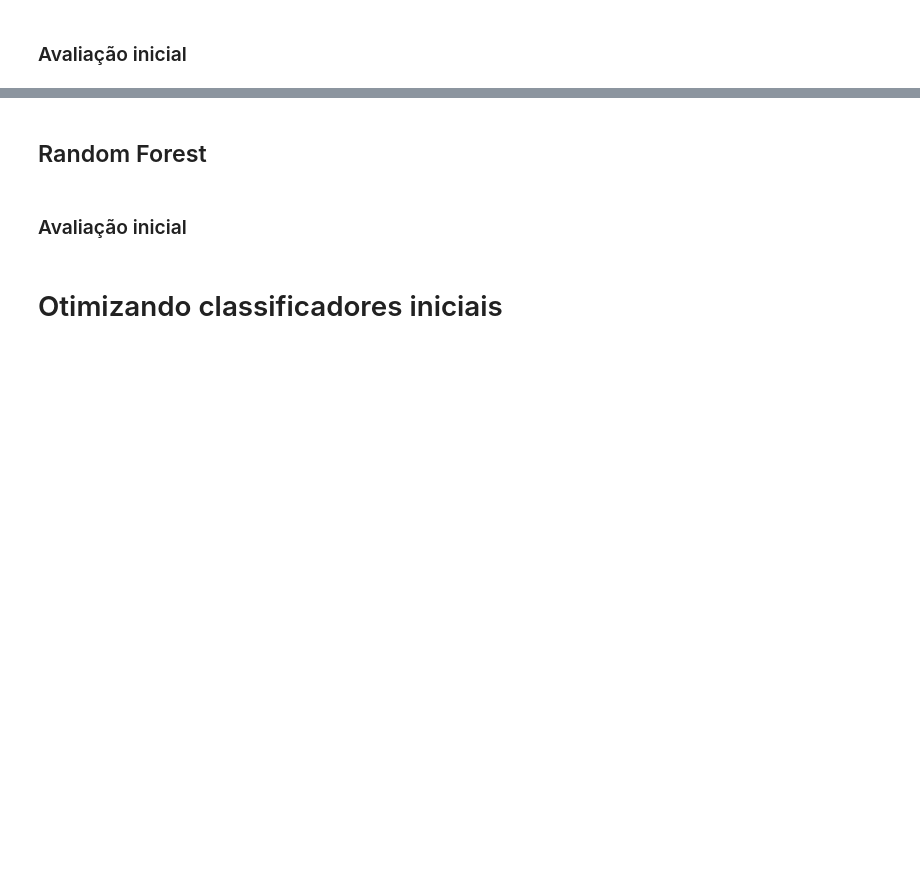
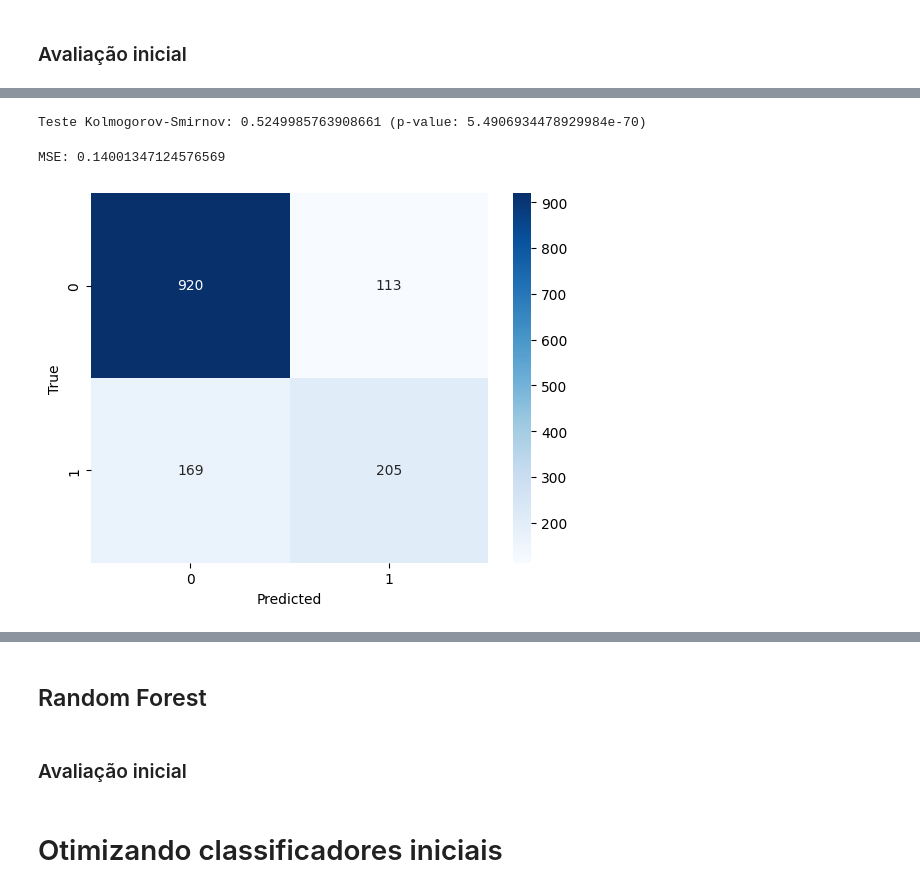
Before and after one commit to Vinicius-resende-cin/classifying-churn, a Jupyter notebook: main.ipynb, the cells around one changed output, grey strips where cells are left out. Drawn from its saved outputs; the diff is of its cells as text; code cells hidden in the pictures; blank space fills up the shorter version.

```diff
--- a/main.ipynb
+++ b/main.ipynb
@@ -232,4 +262,8 @@ max        1.000000          1.000000    1.792528e+00  2.837633e+00
 # %% [markdown]
 # Execução inicial com classificadores
+# %%
+#@title Parâmetros gerais
+epochs = 10000
+patience = 20
 # %% [markdown]
 ## MLP
@@ -237,0 +270,8 @@ max        1.000000          1.000000    1.792528e+00  2.837633e+00
+# %%
+#@title Definição do modelo
+mlp_classifier = Sequential()
+mlp_classifier.add(Input(shape=(X_train.shape[1],)))
+mlp_classifier.add(Dense(10, activation='relu'))
+mlp_classifier.add(Dense(1, activation='sigmoid'))
+mlp_classifier.compile(optimizer=Adam(learning_rate=0.001), loss='mse')
+mlp_classifier.summary()
@@ -237,0 +290,4 @@ max        1.000000          1.000000    1.792528e+00  2.837633e+00
+# %%
+#@title Treinamento inicial
+mlp_history = mlp_classifier.fit(X_train_n, y_train, epochs=epochs, validation_data=(X_val_n, y_val),
+                                 callbacks=[EarlyStopping(patience=patience, monitor='val_loss')])
@@ -249,0 +314,3 @@ max        1.000000          1.000000    1.792528e+00  2.837633e+00
+# %%
+#@title Gerando predições
+mlp_preds = mlp_classifier.predict(X_test_n)
@@ -249,0 +319,21 @@ max        1.000000          1.000000    1.792528e+00  2.837633e+00
+# %%
+#@title Teste Kolmogorov-Smirnov
+mlp_ks = calc_ks(y_test, mlp_preds)
+print(f"Teste Kolmogorov-Smirnov: {mlp_ks.statistic[0]} (p-value: {mlp_ks.pvalue[0]})")
+# %% [output]
+Teste Kolmogorov-Smirnov: 0.5249985763908661 (p-value: 5.4906934478929984e-70)
+# %%
+#@title MSE
+mlp_mse = mlp_classifier.evaluate(X_test_n, y_test, verbose=0)
+print(f"MSE: {mlp_mse}")
+# %% [output]
+MSE: 0.14001347124576569
+# %%
+#@title Matriz de confusão
+mlp_cm = confusion_matrix(y_test, np.round(mlp_preds))
+sns.heatmap(mlp_cm, annot=True, fmt='d', cmap='Blues')
+plt.xlabel('Predicted')
+plt.ylabel('True')
+plt.show()
+# %% [output]
+[figure, added]
```
Also changed, not shown: parts of 16 cells of this notebook.
